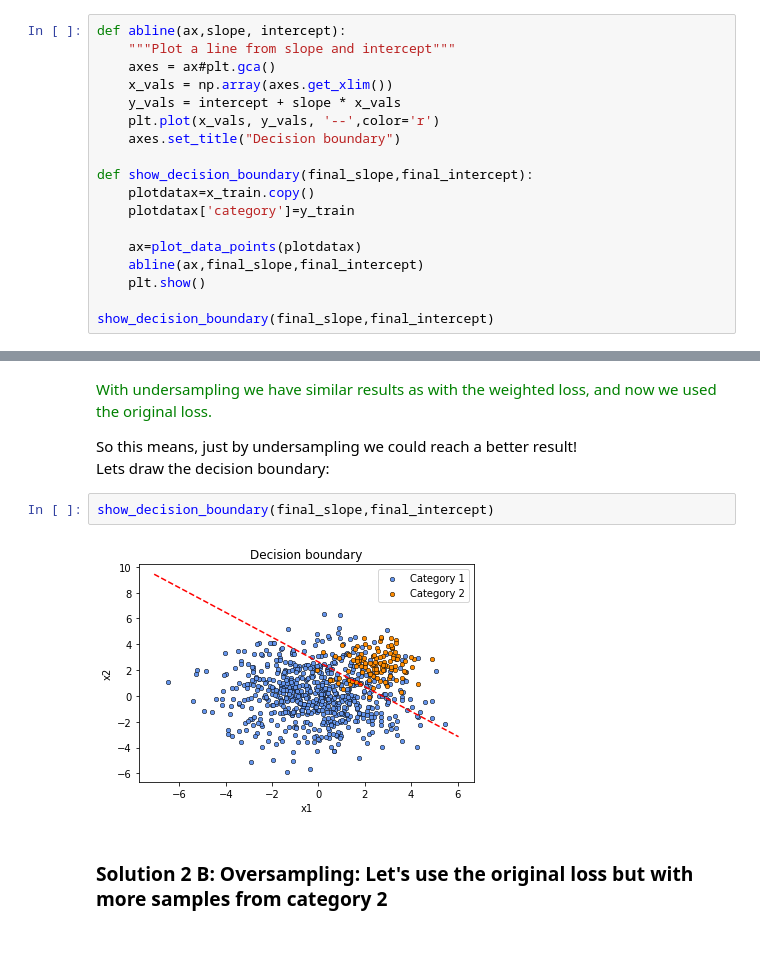
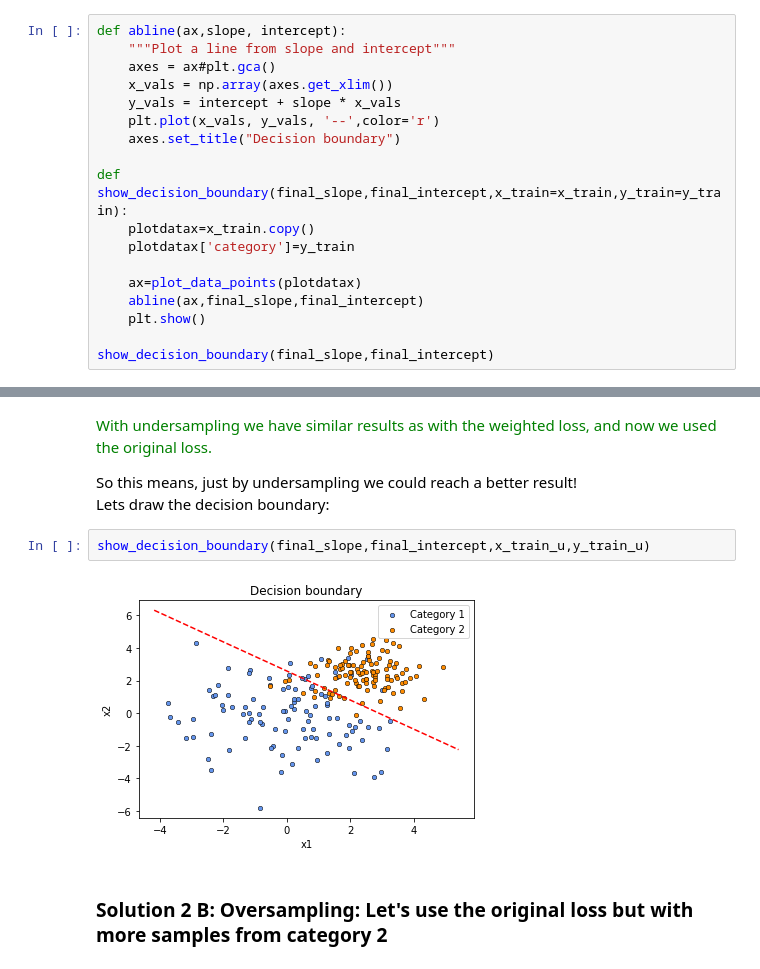
Before and after one commit to mike576/notenoughdata, a Jupyter notebook: Imbalanced_Dataset.ipynb, the cells around one changed output, grey strips where cells are left out. Cells and saved outputs as stored; diff of their text form.

```diff
--- a/Imbalanced_Dataset.ipynb
+++ b/Imbalanced_Dataset.ipynb
@@ -245,7 +245,7 @@ def abline(ax,slope, intercept):
     plt.plot(x_vals, y_vals, '--',color='r')
     axes.set_title("Decision boundary")
 
-def show_decision_boundary(final_slope,final_intercept):
+def show_decision_boundary(final_slope,final_intercept,x_train=x_train,y_train=y_train):
     plotdatax=x_train.copy()
     plotdatax['category']=y_train
 
@@ -378,9 +378,9 @@ weighted avg       0.93      0.84      0.86       345
 So this means, just by undersampling we could reach a better result!<br/>
 Lets draw the decision boundary:
 # %%
-show_decision_boundary(final_slope,final_intercept)
+show_decision_boundary(final_slope,final_intercept,x_train_u,y_train_u)
 # %% [output]
-[figure, old version]
+[figure, new version]
 # %% [markdown]
 ### Solution 2 B: Oversampling: Let's use the original loss but with more samples from category 2
 # %%
```
Also changed, not shown: parts of 6 cells of this notebook, 1 other file.
